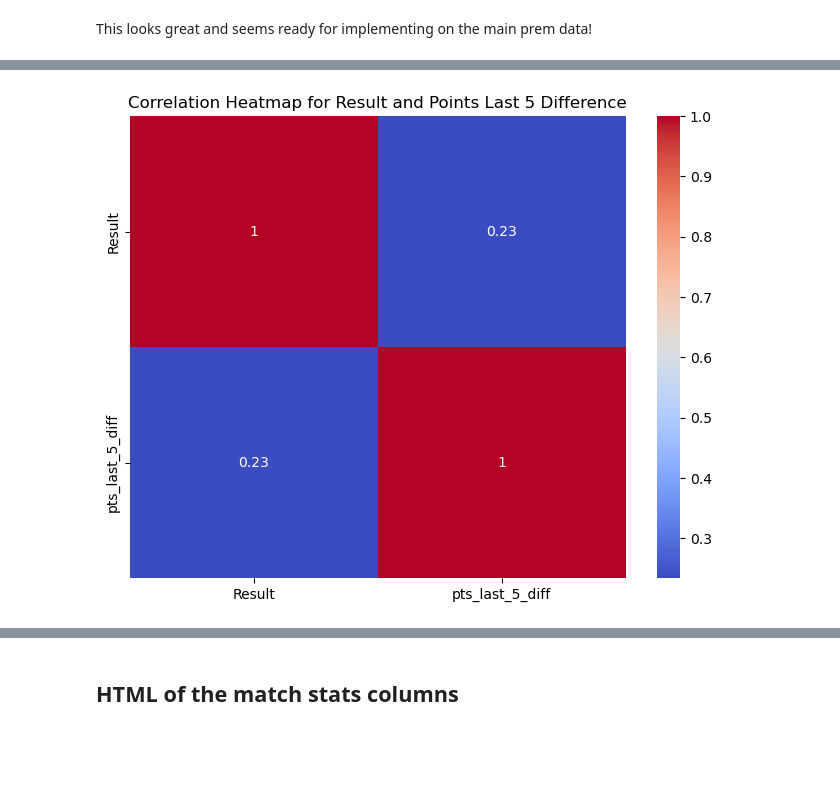
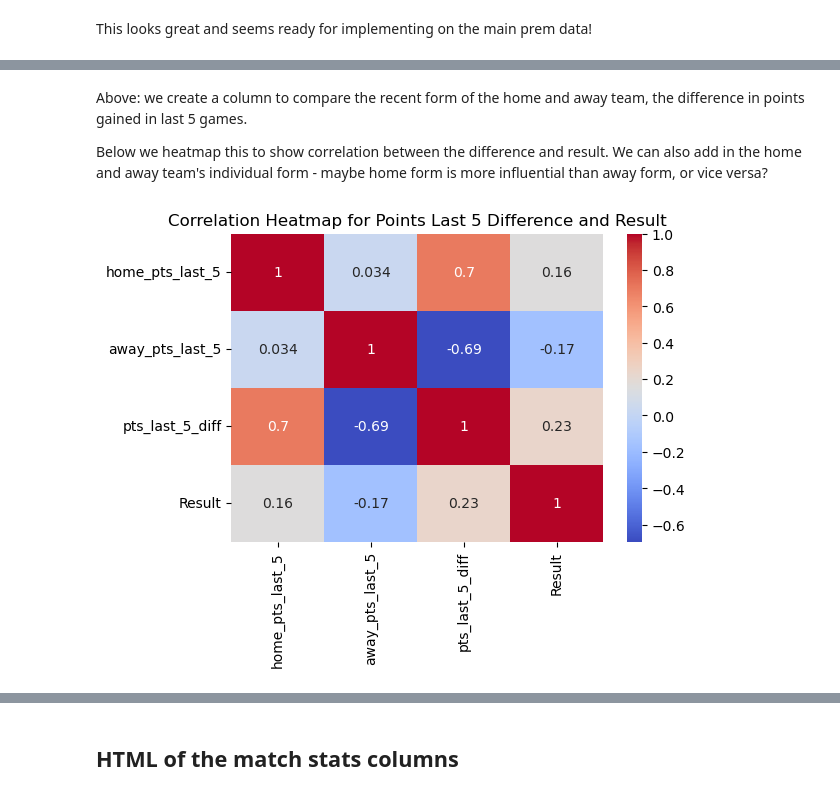
Before and after one commit to tjjdoherty/football-project-mvp, a Jupyter notebook: intro_clean_eda.ipynb, the cells around one changed output, grey strips where cells are left out. Cells and saved outputs as stored; diff of their text form; code cells hidden in the pictures; blank space fills up the shorter version.

```diff
--- a/intro_clean_eda.ipynb
+++ b/intro_clean_eda.ipynb
@@ -1773,11 +1773,15 @@ prem_momentum = prem[prem['Gameweek / 38'] >= 10]
 # %%
 # create a pts_last_5_diff column by subtracting away_pts_last_5 from home_pts_last_5
 prem_momentum['pts_last_5_diff'] = prem_momentum['home_pts_last_5'] - prem_momentum['away_pts_last_5']
+# %% [markdown]
+Above: we create a column to compare the recent form of the home and away team, the difference in points gained in last 5 games.
+
+Below we heatmap this to show correlation between the difference and result. We can also add in the home and away team's individual form - maybe home form is more influential than away form, or vice versa?
 # %%
-# correlation between pts_last_5_diff and Result
-plt.figure(figsize=(8, 6))
-sns.heatmap(prem_momentum[['Result', 'pts_last_5_diff']].corr(), annot=True, cmap='coolwarm')
-plt.title('Correlation Heatmap for Result and Points Last 5 Difference')
+# correlation between pts_last_5_diff and result
+plt.figure(figsize=(6, 4))
+sns.heatmap(prem_momentum[['home_pts_last_5', 'away_pts_last_5','pts_last_5_diff', 'Result']].corr(), annot=True, cmap='coolwarm')
+plt.title('Correlation Heatmap for Points Last 5 Difference and Result')
 plt.show()
 # %% [output]
-[figure, old version]
+[figure, new version]
```
Also changed, not shown: parts of 61 cells of this notebook.
